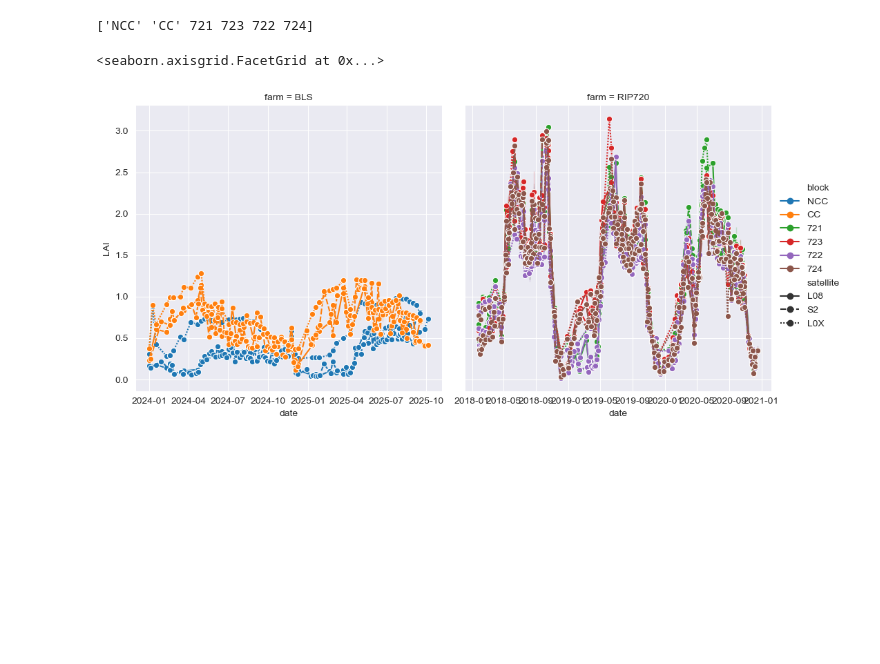
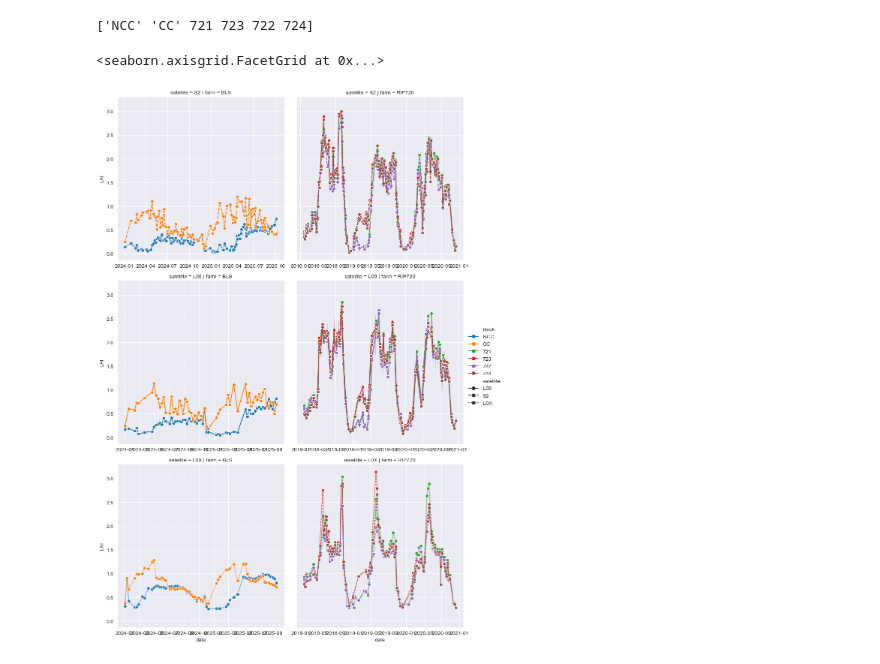
Before and after one commit to Manuel-Qui-Alb/BiophysicalTraitsSAT, a Jupyter notebook: visualization_LAI.ipynb, the cells around one changed output. Drawn from its saved outputs; the diff is of its cells as text; code cells hidden in the pictures; blank space fills up the shorter version.

```diff
--- a/visualization_LAI.ipynb
+++ b/visualization_LAI.ipynb
@@ -58,10 +58,10 @@ dataset = pd.concat([pd_prosail, pd_modis]).reset_index()
 # %%
 # dataset_filtered = dataset[dataset.satellite == 'L08']
 
 sns.relplot(data=dataset, x='date', y='LAI', col='farm', hue='block',
-            # row='satellite', row_order=['S2', 'L08', 'L0X'],
+            row='satellite', row_order=['S2', 'L08', 'L0X'],
             style='satellite',
             kind='line', marker='o', facet_kws={'sharex': False})
 # %% [output]
 <seaborn.axisgrid.FacetGrid at 0x...>
-[figure, old version]
+[figure, new version]
```
Also changed, not shown: parts of 2 cells of this notebook, 12 other files.
